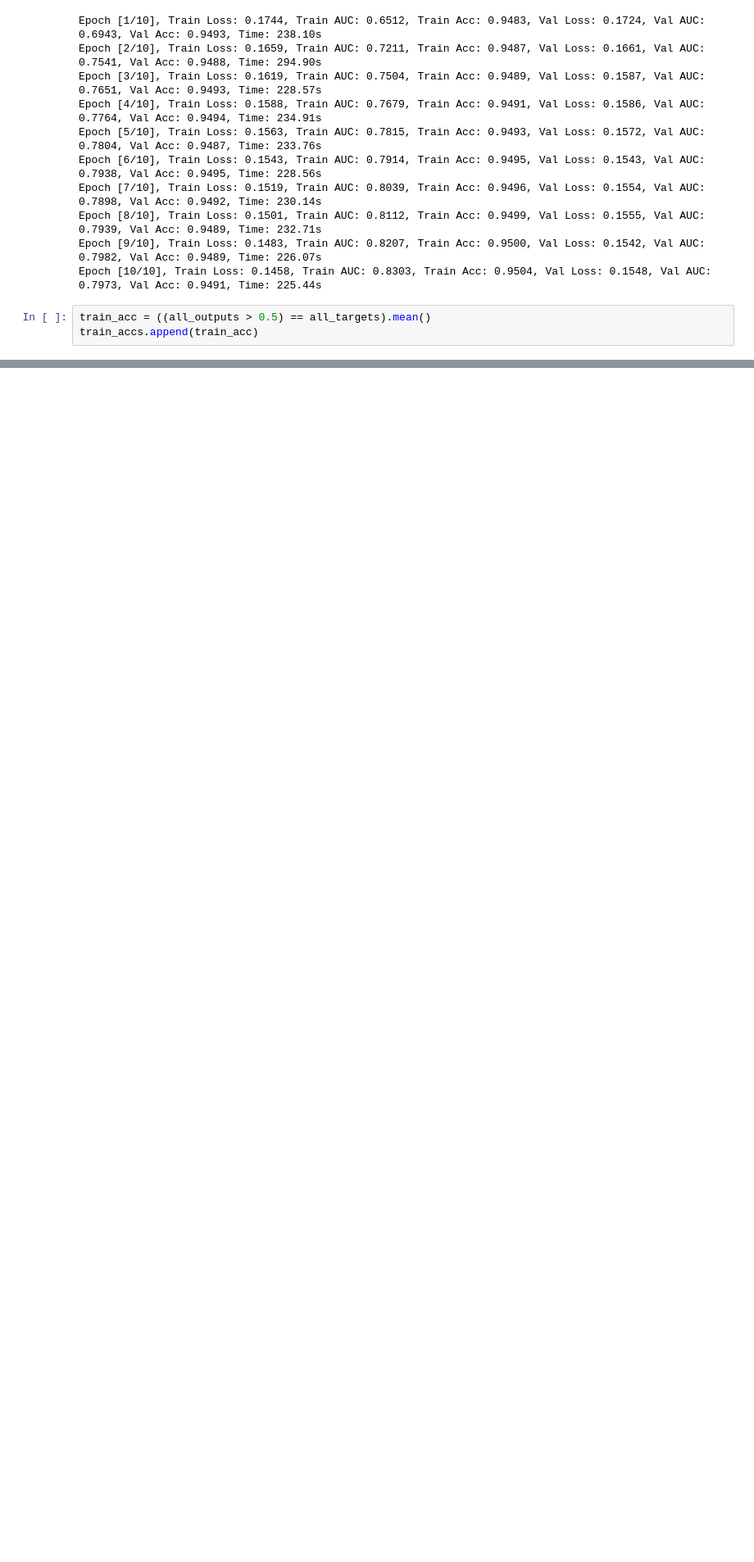
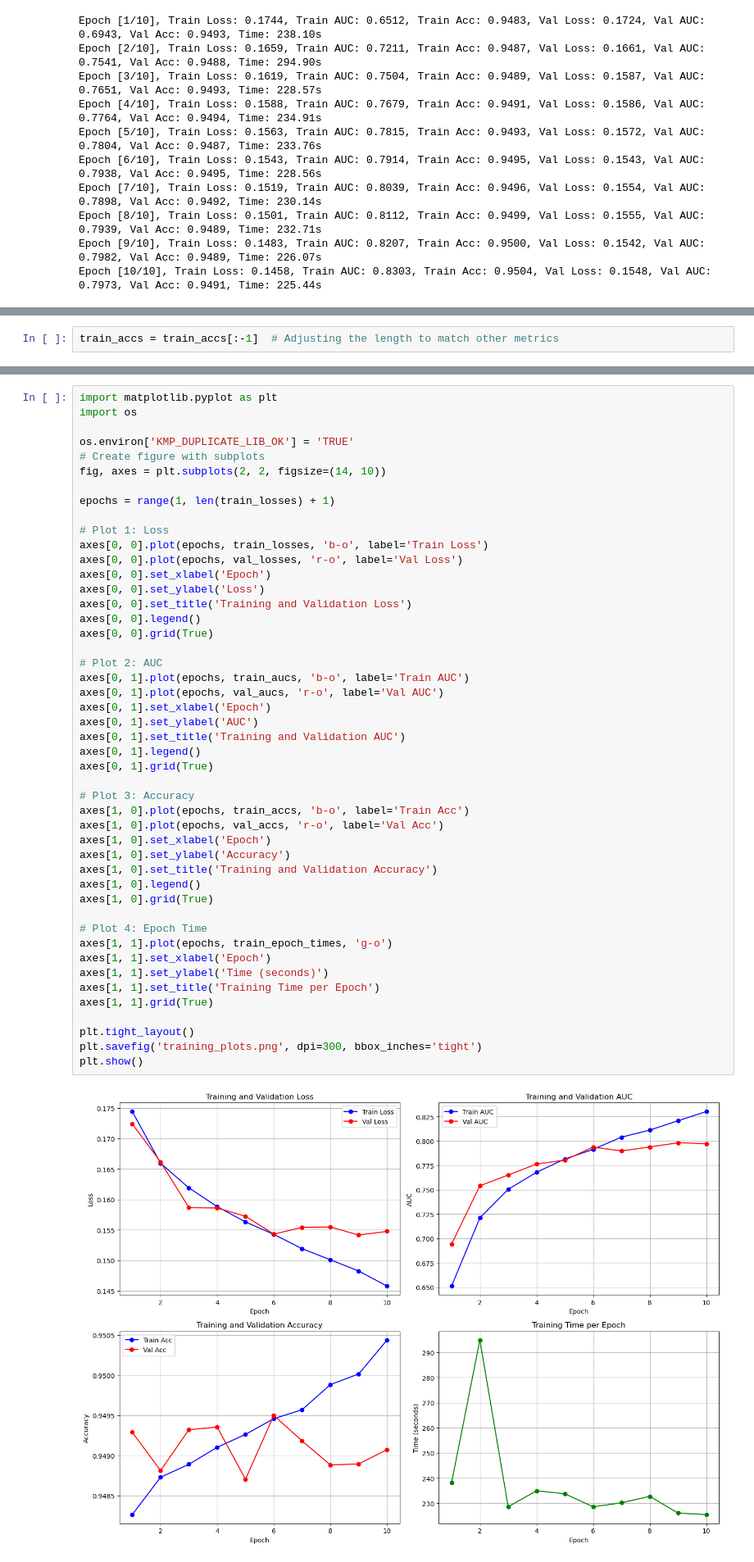
Before and after one commit to Mamoun77/Classification-using-ResNet18, a Jupyter notebook: Advanced Model/main.ipynb, the cells around one changed output, grey strips where cells are left out. Shown: that part at 82% size. Drawn from its saved outputs; the diff is of its cells as text; blank space fills up the shorter version.

Commit message:
Adding plots and saving the results in a csv file

```diff
--- a/Advanced Model/main.ipynb
+++ b/Advanced Model/main.ipynb
@@ -183,6 +183,3 @@ Epoch [7/10], Train Loss: 0.1519, Train AUC: 0.8039, Train Acc: 0.9496, Val Loss
 Epoch [8/10], Train Loss: 0.1501, Train AUC: 0.8112, Train Acc: 0.9499, Val Loss: 0.1555, Val AUC: 0.7939, Val Acc: 0.9489, Time: 232.71s
 Epoch [9/10], Train Loss: 0.1483, Train AUC: 0.8207, Train Acc: 0.9500, Val Loss: 0.1542, Val AUC: 0.7982, Val Acc: 0.9489, Time: 226.07s
 Epoch [10/10], Train Loss: 0.1458, Train AUC: 0.8303, Train Acc: 0.9504, Val Loss: 0.1548, Val AUC: 0.7973, Val Acc: 0.9491, Time: 225.44s
-# %%
-train_acc = ((all_outputs > 0.5) == all_targets).mean()
-train_accs.append(train_acc)
@@ -230,0 +208,2 @@ with torch.no_grad():
+# %%
+train_accs = train_accs[:-1]  # Adjusting the length to match other metrics
@@ -230,0 +227,49 @@ with torch.no_grad():
+# %%
+import matplotlib.pyplot as plt
+import os
+
+os.environ['KMP_DUPLICATE_LIB_OK'] = 'TRUE'
+# Create figure with subplots
+fig, axes = plt.subplots(2, 2, figsize=(14, 10))
+
+epochs = range(1, len(train_losses) + 1)
+
+# Plot 1: Loss
+axes[0, 0].plot(epochs, train_losses, 'b-o', label='Train Loss')
+axes[0, 0].plot(epochs, val_losses, 'r-o', label='Val Loss')
+axes[0, 0].set_xlabel('Epoch')
+axes[0, 0].set_ylabel('Loss')
+axes[0, 0].set_title('Training and Validation Loss')
+axes[0, 0].legend()
+axes[0, 0].grid(True)
+
+# Plot 2: AUC
+axes[0, 1].plot(epochs, train_aucs, 'b-o', label='Train AUC')
+axes[0, 1].plot(epochs, val_aucs, 'r-o', label='Val AUC')
+axes[0, 1].set_xlabel('Epoch')
+axes[0, 1].set_ylabel('AUC')
+axes[0, 1].set_title('Training and Validation AUC')
+axes[0, 1].legend()
+axes[0, 1].grid(True)
+
+# Plot 3: Accuracy
+axes[1, 0].plot(epochs, train_accs, 'b-o', label='Train Acc')
+axes[1, 0].plot(epochs, val_accs, 'r-o', label='Val Acc')
+axes[1, 0].set_xlabel('Epoch')
+axes[1, 0].set_ylabel('Accuracy')
+axes[1, 0].set_title('Training and Validation Accuracy')
+axes[1, 0].legend()
+axes[1, 0].grid(True)
+
+# Plot 4: Epoch Time
+axes[1, 1].plot(epochs, train_epoch_times, 'g-o')
+axes[1, 1].set_xlabel('Epoch')
+axes[1, 1].set_ylabel('Time (seconds)')
+axes[1, 1].set_title('Training Time per Epoch')
+axes[1, 1].grid(True)
+
+plt.tight_layout()
+plt.savefig('training_plots.png', dpi=300, bbox_inches='tight')
+plt.show()
+# %% [output]
+[figure, added]
```
Also changed, not shown: parts of 6 cells of this notebook, 2 other files.
